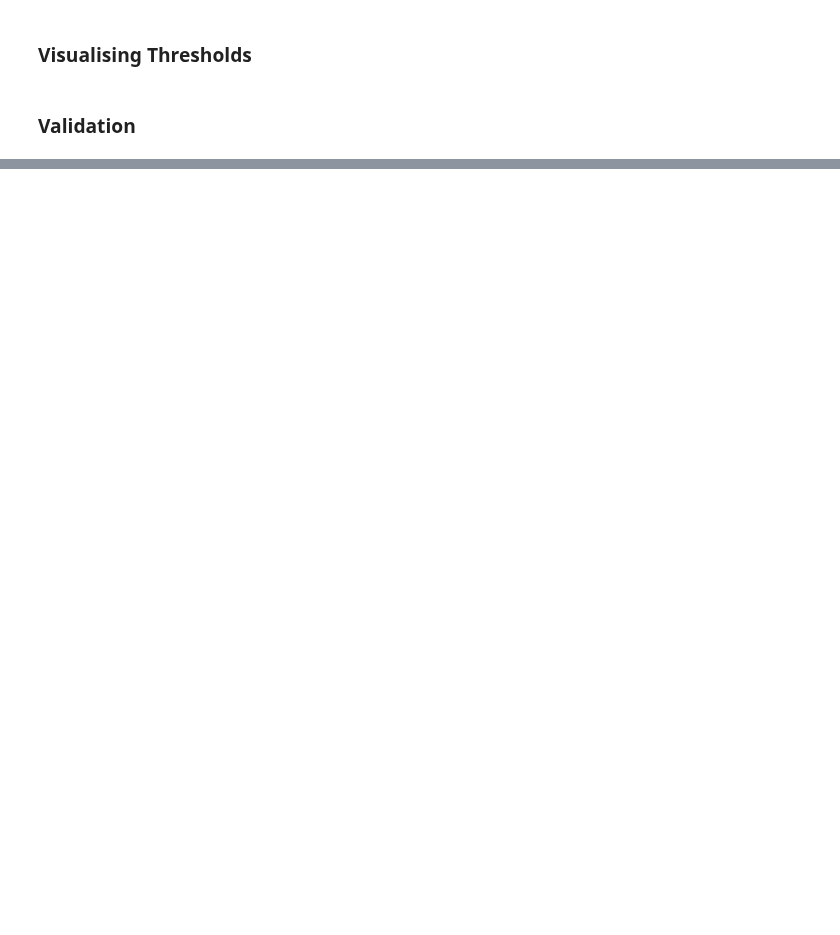
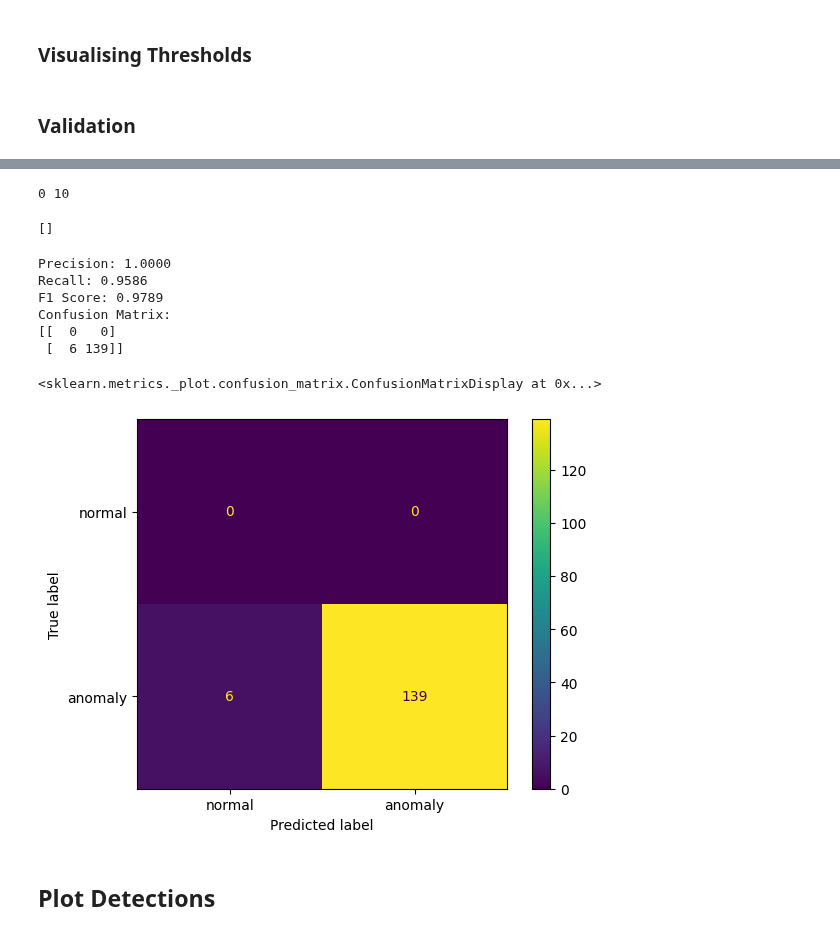
Before and after one commit to saurabh-2905/var-diag, a Jupyter notebook: detection method/hybrid_v3.ipynb, the cells around one changed output, grey strips where cells are left out. Drawn from its saved outputs; the diff is of its cells as text; code cells hidden in the pictures; blank space fills up the shorter version.

Commit message:
detection hybrid

```diff
--- a/detection method/hybrid_v3.ipynb
+++ b/detection method/hybrid_v3.ipynb
@@ -103,17 +171,3 @@ for key in thresholds.keys():
 hybrid.viz_thresholds()
 # %% [markdown]
 ### Validation
-# %%
-#### Detect anomalies in faulty traces
-DIFF_VAL = 1
-all_tp = []
-all_fp = []
-all_detections = [] ### format [file1_detection, file2_detection] -> file1_detection: [(state1, 0), (ts1, ts2), filename]
-y_pred_all = []
-y_true_all = []
-for ti, (test_data, test_label) in enumerate(zip(test_data_path, test_label_path)):
-    print(ti, test_data, test_label)
-    if ti == 1:
-
-        st_detection, ei_detection = hybrid.test_single(test_data, thresholds)   ### detection in format: [var, (ts1,ts2), file_name]
-        break
@@ -123,0 +294,47 @@ ei_detection
+# %%
+print(len(st_detection), len(ei_detection))
+st_detection
+# %% [output]
+0 10
+[]
+# %%
+### Evaluation metrics
+
+from sklearn.metrics import accuracy_score, confusion_matrix, f1_score, precision_score, recall_score, average_precision_score, ConfusionMatrixDisplay
+
+
+# Calculate precision
+precision = precision_score(y_true_all, y_pred_all)
+print(f'Precision: {precision:.4f}')
+
+# Calculate recall
+recall = recall_score(y_true_all, y_pred_all)
+print(f'Recall: {recall:.4f}')
+
+# # Calculate average precision
+# average_precision = average_precision_score(y_true_all, y_pred_all)
+# print(f'Average Precision: {average_precision:.4f}')
+
+# Calculate F1 score
+f1 = f1_score(y_true_all, y_pred_all)
+print(f"F1 Score: {f1:.4f}")
+
+# Calculate confusion matrix
+conf_matrix = confusion_matrix(y_true_all, y_pred_all)
+print("Confusion Matrix:")
+print(conf_matrix)
+if len(conf_matrix) == 1:
+    conf_matrix = np.array([[0, 0], [0, conf_matrix[0][0]]])
+disp = ConfusionMatrixDisplay(confusion_matrix=conf_matrix, display_labels=['normal', 'anomaly'])
+disp.plot()
+# %% [output]
+Precision: 1.0000
+Recall: 0.9586
+F1 Score: 0.9789
+Confusion Matrix:
+[[  0   0]
+ [  6 139]]
+<sklearn.metrics._plot.confusion_matrix.ConfusionMatrixDisplay at 0x...>
+[figure, added]
+# %% [markdown]
+## Plot Detections
```
Also changed, not shown: parts of 13 cells of this notebook.
